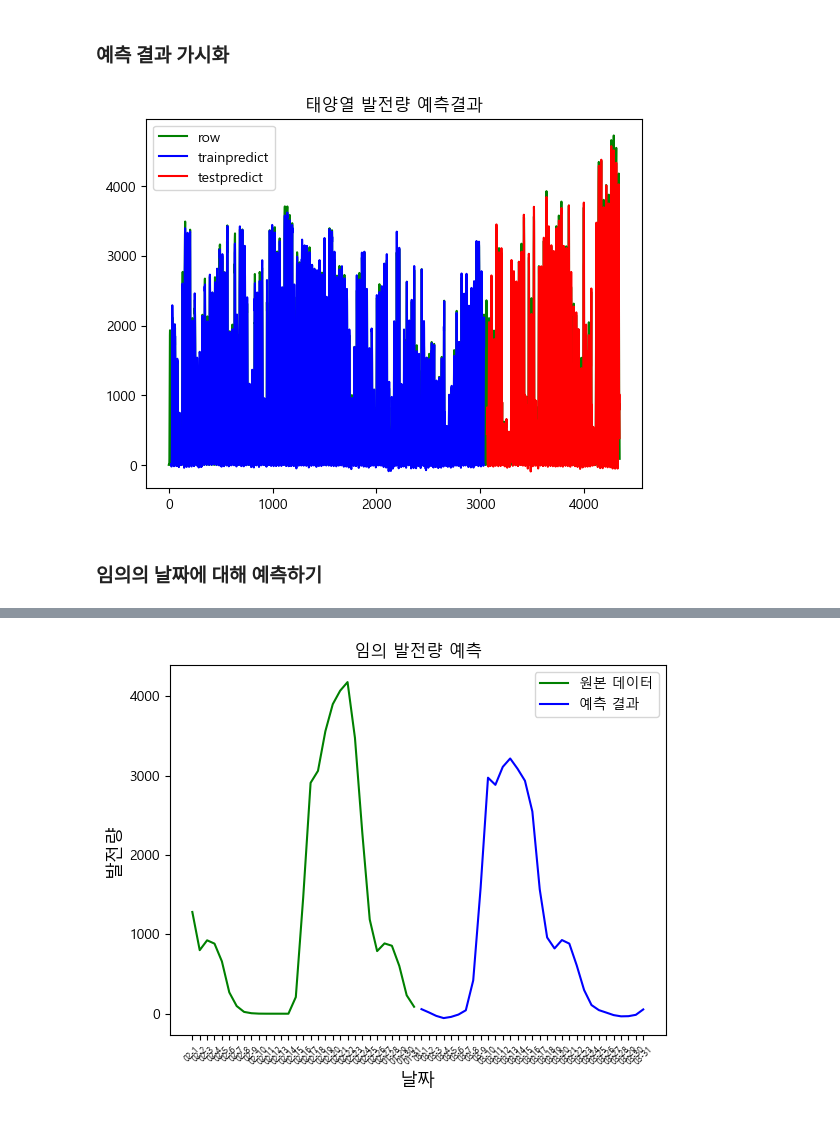
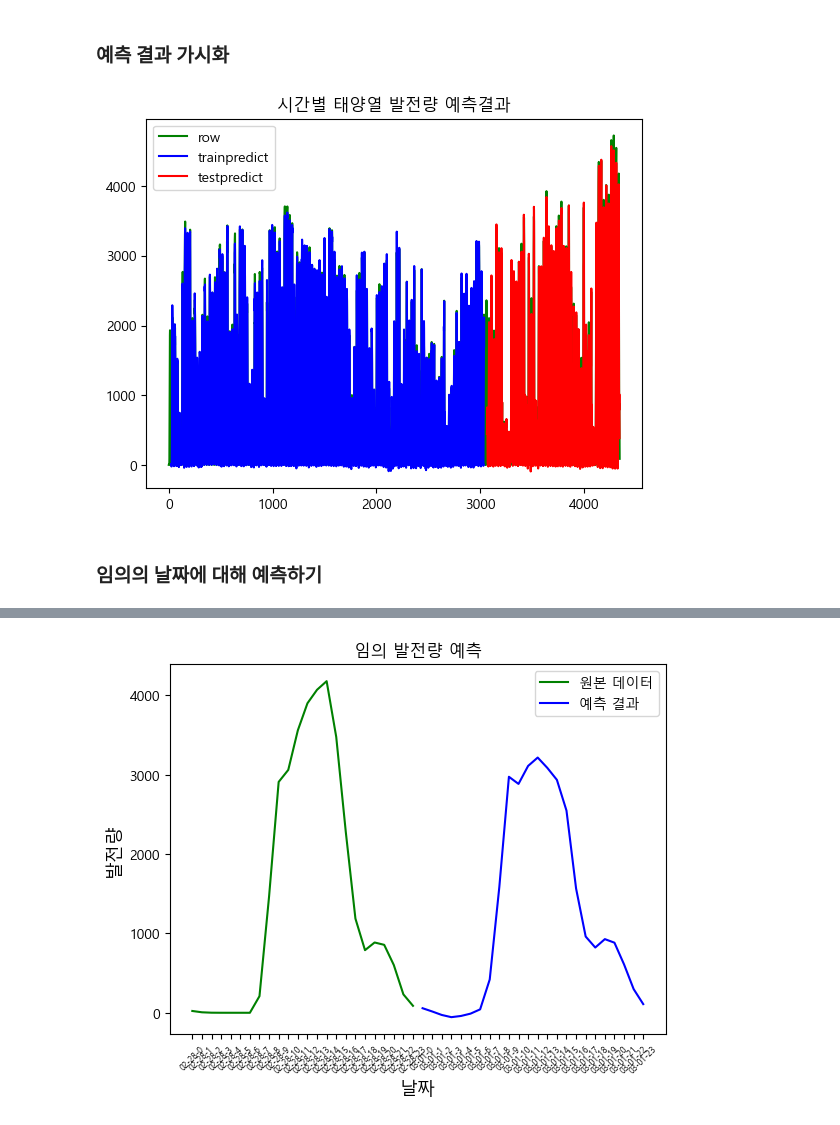
Before and after one commit to LeeHeonWoo1/Intel, a Jupyter notebook: RNN/solar_power_prediction.ipynb, the cells around one changed output, grey strips where cells are left out. Drawn from its saved outputs; the diff is of its cells as text; code cells hidden in the pictures.

```diff
--- a/RNN/solar_power_prediction.ipynb
+++ b/RNN/solar_power_prediction.ipynb
@@ -193,37 +193,33 @@ testPredictPlot[len(trainPredict)+(maxlen*2)+1:len(dataset)-1, :] = testPredict
 plt.plot(scaler.inverse_transform(dataset), color ="g", label = "row") # 원본 데이터를 초록색으로 시각화
 plt.plot(trainPredictPlot,color="b", label="trainpredict")             # 훈련 데이터 예측 결과를 파란색으로 시각화
 plt.plot(testPredictPlot,color="r", label="testpredict")               # 테스트 데이터 예측 결과를 빨간색으로 시각화
-plt.title('태양열 발전량 예측결과')
+plt.title('시간별 태양열 발전량 예측결과')
 plt.legend()
 plt.show()
 # %% [output]
-[figure, old version]
+[figure, new version]
 # %% [markdown]
 ### 임의의 날짜에 대해 예측하기
 # %%
 last_seq = dataset[-maxlen:]  # 2023년 2월 28일의 24시간 데이터를 가지고
 future_seq = []
-for i in range(1, 32):        # 예측할 일수 범위 설정 (3월 1일부터 3월 31일까지)
+for i in range(0, 24):        # 예측할 시간 범위 설정 (3월 1일 24시간 데이터를 예측)
     input_seq = np.array(last_seq[-maxlen:]).reshape(1, 1, maxlen)
-    future_result = model.predict(input_seq) # 28일 하루의 데이터로 예측한 결과 = 다음날의 예측 결과
+    future_result = model.predict(input_seq) # 28일 하루의 데이터로 예측한 결과 = 다음날의 1시간 예측 결과
     future_seq.append(future_result)         # 리스트에 별도로 저장하고
-    last_seq = np.concatenate((last_seq, future_result), axis=0) # 28일 데이터와 합친다. 합쳐지고 나면 3월1일의 데이터로 다시 3월 2일의 데이터 예측
+    last_seq = np.concatenate((last_seq, future_result), axis=0) # 28일 데이터와 합친다. 합쳐지고 나면 28일 새벽 1시 ~ 3월1일 00시의 데이터로 다시 3월 1일의 새벽 1시 데이터 예측
 
 # 예측 결과를 원래 스케일로 복원
 future_seq = scaler.inverse_transform(np.array(future_seq).reshape(-1, 1))
 
-# 3월 1일부터 3월 31일까지의 날짜 생성
-future_dates = [f"03-{i}" for i in range(1, 32)]
+# 3월 1일부터
+future_dates = [f"03-01-{i}" for i in range(0, 24)]
 
-# 1월 28일부터 2월 28일까지의 날짜 생성
-past_dates = [f"02-{i}" for i in range(1, 28)]
-past_dates.append("01-28")
-past_dates.append("01-29")
-past_dates.append("01-30")
-past_dates.append("01-31")
+# x축에 사용할 2월 28일의 24시간 라벨
+past_dates = [f"02-28-{i}" for i in range(0, 24)]
 
 # 시각화
-plt.plot(past_dates, scaler.inverse_transform(dataset)[-31:], color='g', label='원본 데이터')  # 원본 데이터의 가시화
+plt.plot(past_dates, scaler.inverse_transform(dataset)[-24:], color='g', label='원본 데이터')  # 원본 데이터의 가시화
 plt.plot(future_dates, future_seq, color='b', label='예측 결과')  # 미지의 날짜 예측 결과 가시화
 plt.xlabel('날짜')
 plt.xticks(rotation = 45, size = 6)
@@ -252 +248 @@ plt.show()
-[figure, old version]
+[figure, new version]
```
Also changed, not shown: parts of 1 cell of this notebook.
